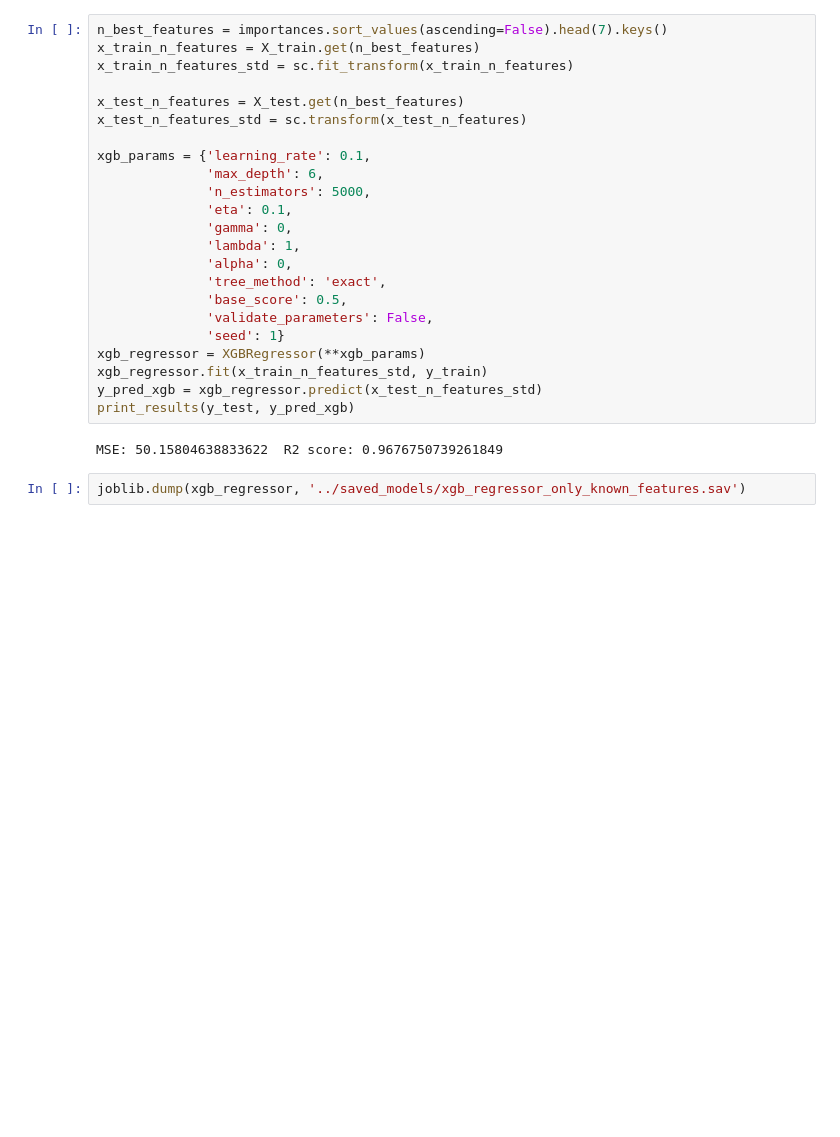
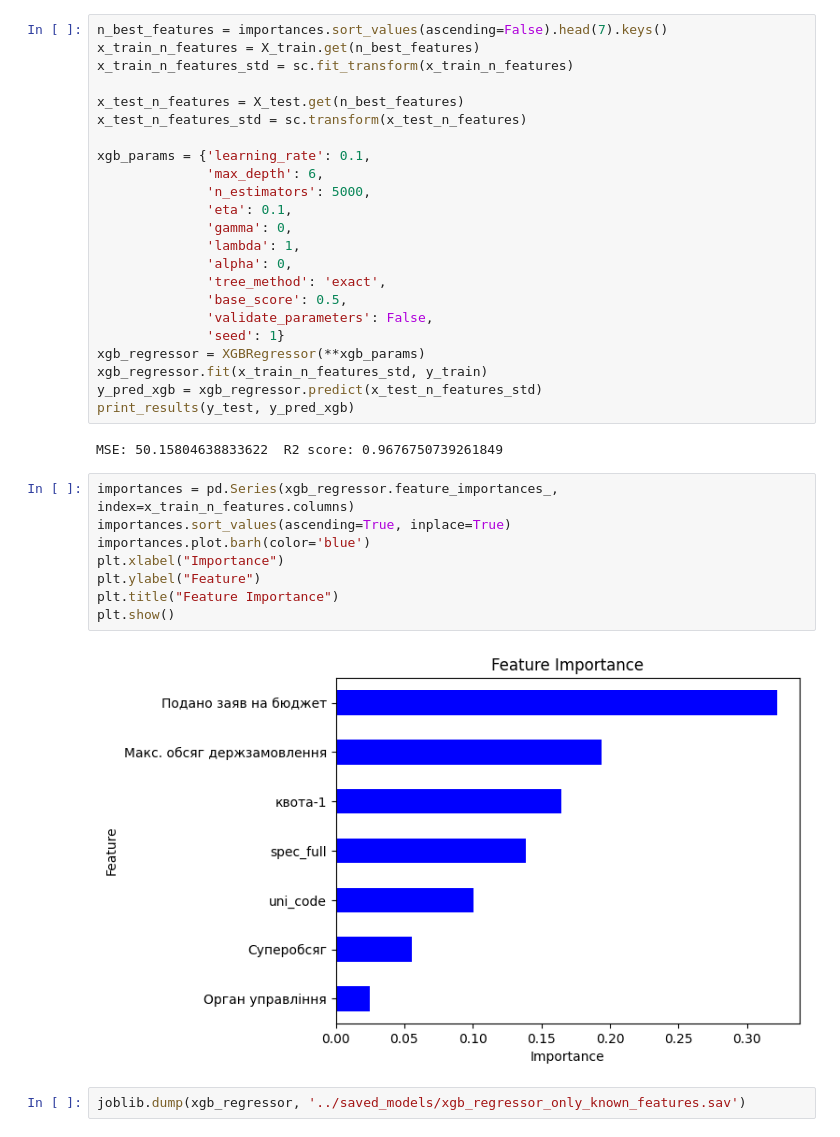
Before and after one commit to Natanius18/diploma, a Jupyter notebook: data_processing/test_only_known_features.ipynb, the cells around one changed output. Saved outputs shown, nothing was run; the diff lists cells and outputs as text; blank space fills up the shorter version.

Commit message:
Add feature importance plot and map for Орган управління

```diff
--- a/data_processing/test_only_known_features.ipynb
+++ b/data_processing/test_only_known_features.ipynb
@@ -193,6 +193,16 @@ y_pred_xgb = xgb_regressor.predict(x_test_n_features_std)
 print_results(y_test, y_pred_xgb)
 # %% [output]
 MSE: 50.15804638833622  R2 score: 0.9676750739261849
+# %%
+importances = pd.Series(xgb_regressor.feature_importances_, index=x_train_n_features.columns)
+importances.sort_values(ascending=True, inplace=True)
+importances.plot.barh(color='blue')
+plt.xlabel("Importance")
+plt.ylabel("Feature")
+plt.title("Feature Importance")
+plt.show()
+# %% [output]
+[figure, added]
 # %%
 joblib.dump(xgb_regressor, '../saved_models/xgb_regressor_only_known_features.sav')
 # %% [output]
```
Also changed, not shown: 2 other files.
